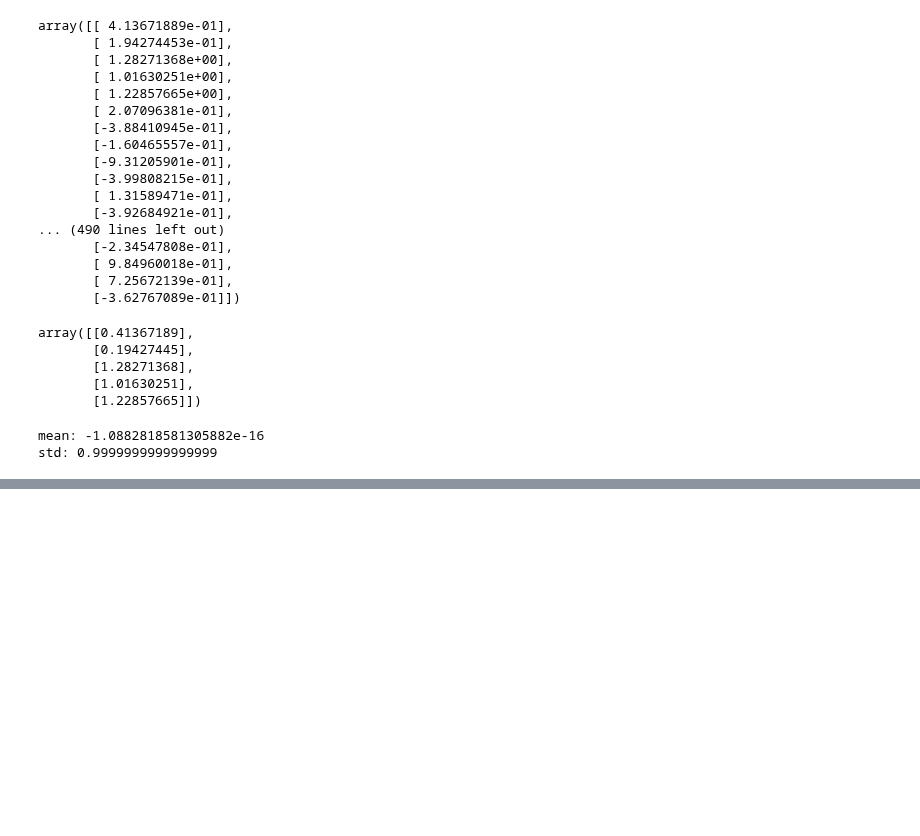
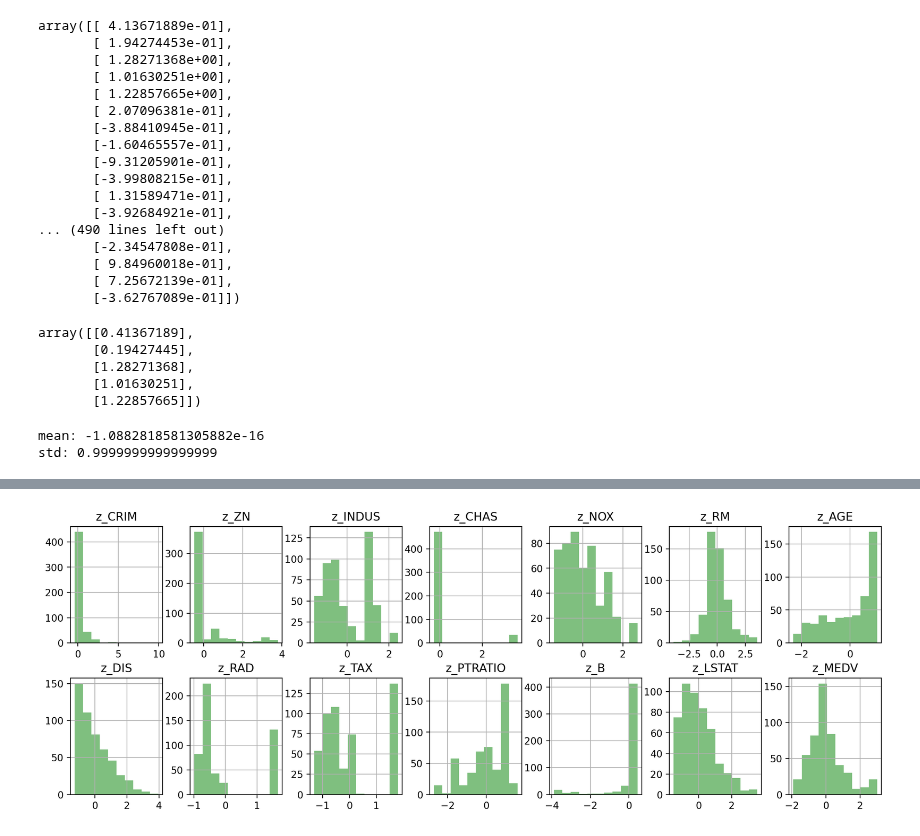
Before and after one commit to pNatTueku/ml_learning_with_ajprasertcbs, a Jupyter notebook: notebooks/preprocessing_standardScaler.ipynb, the cells around one changed output, grey strips where cells are left out. Drawn from its saved outputs; the diff is of its cells as text; code cells hidden in the pictures; blank space fills up the shorter version.

```diff
--- a/notebooks/preprocessing_standardScaler.ipynb
+++ b/notebooks/preprocessing_standardScaler.ipynb
@@ -111,0 +198,3 @@ std: 0.9999999999999999
+# %%
+z_cols = [f'z_{c}' for c in cols]
+z_cols
@@ -111,0 +216,3 @@ std: 0.9999999999999999
+# %%
+scaler = preprocessing.StandardScaler()
+scaler
@@ -111,0 +221,3 @@ std: 0.9999999999999999
+# %%
+z = scaler.fit_transform(df[cols])
+z
@@ -111,0 +278,3 @@ std: 0.9999999999999999
+# %%
+dz = pd.DataFrame(z, columns = z_cols)
+dz.head(3)
@@ -111,0 +286,4 @@ std: 0.9999999999999999
+# %%
+dz[z_cols].hist(layout=(2, 7), figsize=(15, 5), color='green', alpha=.5);
+# %% [output]
+[figure, added]
```
Also changed, not shown: parts of 20 cells of this notebook.
